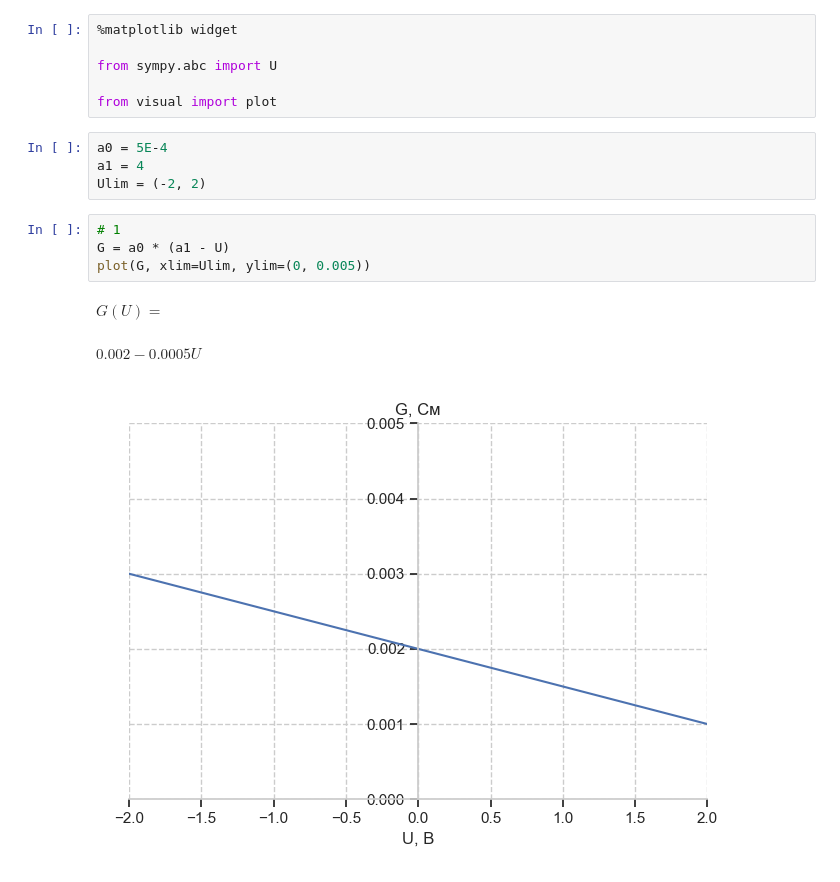
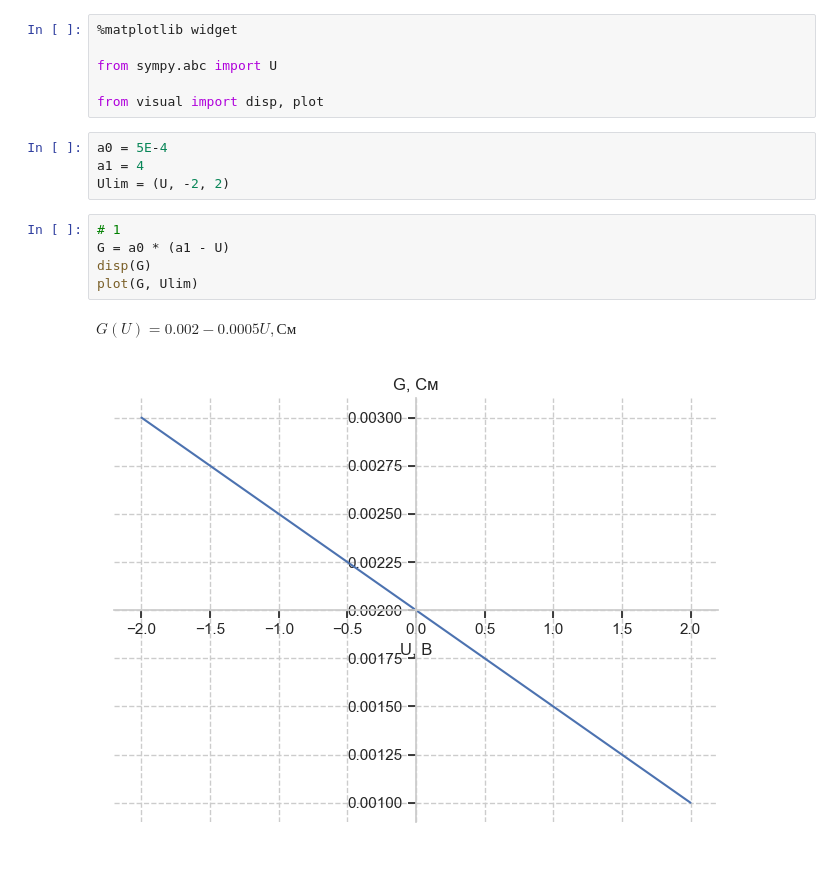
Before and after one commit to eldarkg/analog_electronica_uve, a Jupyter notebook: 1.1.1.ipynb, the cells around one changed output. Cells and saved outputs as stored; diff of their text form.

```diff
--- a/1.1.1.ipynb
+++ b/1.1.1.ipynb
@@ -3,18 +3,18 @@
 
 from sympy.abc import U
 
-from visual import plot
+from visual import disp, plot
 # %%
 a0 = 5E-4
 a1 = 4
-Ulim = (-2, 2)
+Ulim = (U, -2, 2)
 # %%
 # 1
 G = a0 * (a1 - U)
-plot(G, xlim=Ulim, ylim=(0, 0.005))
+disp(G)
+plot(G, Ulim)
 # %% [output]
-$G({U}) =$
+$G({U}) = 0.002 - 0.0005 U, См$
-$\displaystyle 0.002 - 0.0005 U$
-[figure, old version]
+[figure, new version]
 # %%
 R = 1 / G
```
Also changed, not shown: parts of 2 cells of this notebook, 3 other files.
